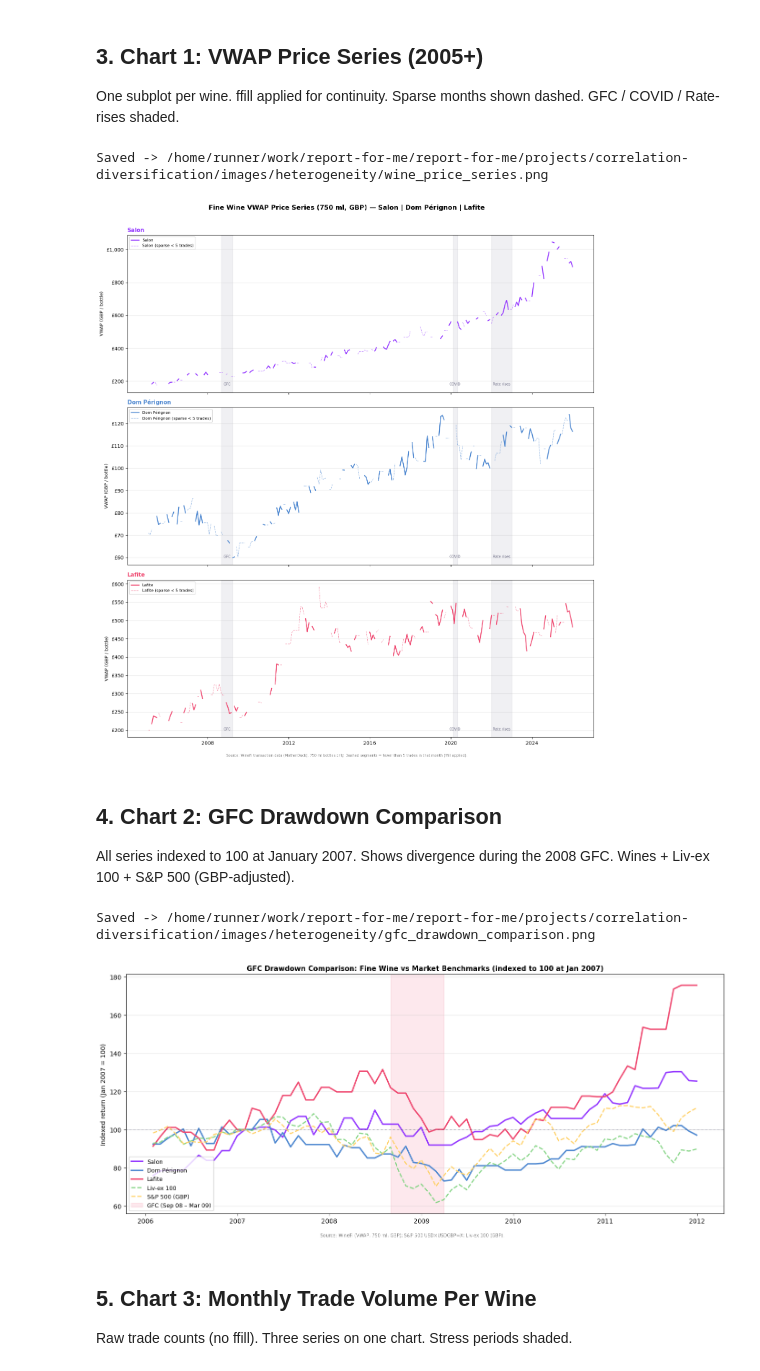
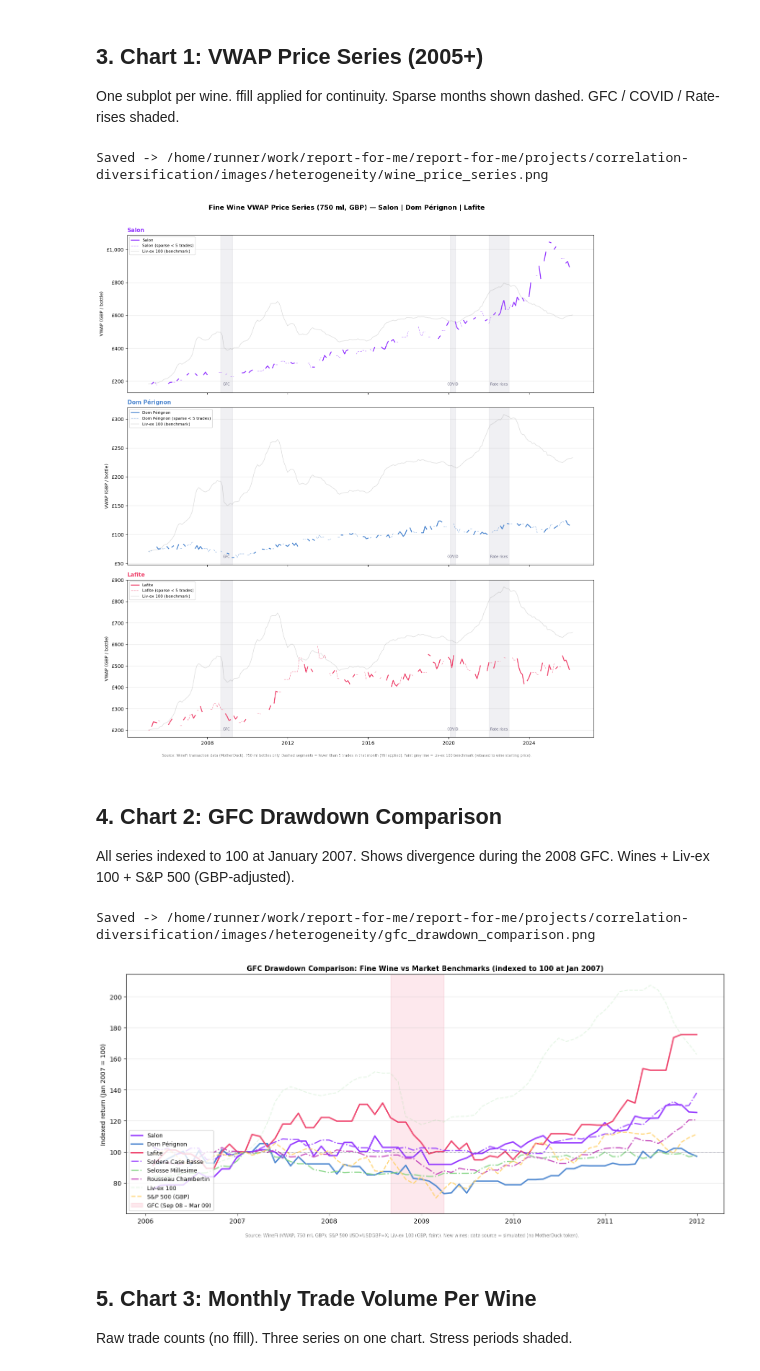
Before and after one commit to acdaniel864/report-for-me, a Jupyter notebook: projects/correlation-diversification/notebooks/04_heterogeneity_analysis.ipynb, the cells around one changed output. Cells and saved outputs as stored; diff of their text form; code cells hidden in the pictures.

```diff
--- a/projects/correlation-diversification/notebooks/04_heterogeneity_analysis.ipynb
+++ b/projects/correlation-diversification/notebooks/04_heterogeneity_analysis.ipynb
@@ -265,9 +554,11 @@ if len(wine_names_present) == 1:
     axes = [axes]
 
 fig.suptitle(
-    "Fine Wine VWAP Price Series (750 ml, GBP) — Salon | Dom Pérignon | Lafite",
+    "Fine Wine VWAP Price Series (750 ml, GBP) \u2014 Salon | Dom P\u00e9rignon | Lafite",
     fontsize=13, fontweight="bold", y=1.01,
 )
+
+_livex_chart1 = livex_100_monthly[livex_100_monthly.index >= CHART_START]
 
 for ax, wine_name in zip(axes, wine_names_present):
     color       = WINE_COLORS[wine_name]
@@ -276,19 +567,32 @@ for ax, wine_name in zip(axes, wine_names_present):
     trades_s    = wine_trades_wide[wine_name]
     sparse_mask = trades_s.fillna(0) < SPARSE_THRESHOLD
 
-    # Shade stress periods
+    # Stress period shading
     for p_start, p_end, p_label in STRESS_PERIODS:
         ax.axvspan(pd.Timestamp(p_start), pd.Timestamp(p_end),
                    alpha=0.08, color=STRESS_SHADE, zorder=0)
 
-    # Solid line: dense months; dashed line: sparse/ffilled months
+    # Solid line: dense months; dashed: sparse/ffilled
     dense_s  = price_ffill.where(~sparse_mask)
     sparse_s = price_ffill.where(sparse_mask)
-
     ax.plot(dense_s.index,  dense_s.values,  color=color, linewidth=1.8, label=wine_name)
     ax.plot(sparse_s.index, sparse_s.values, color=color, linewidth=1.0,
             linestyle="--", alpha=0.55,
             label=f"{wine_name} (sparse < {SPARSE_THRESHOLD} trades)")
+
+    # Faint Liv-ex 100 overlay (rebased to wine starting price for scale context)
+    _livex_w = _livex_chart1.dropna()
+    _wine_w  = price_ffill.dropna()
+    if len(_livex_w) > 0 and len(_wine_w) > 0:
+        _wine_start  = _wine_w.iloc[0]
+        _livex_start = _livex_w.iloc[0]
+        if _livex_start > 0:
+            _livex_rebased = _livex_w / _livex_start * _wine_start
+            ax.plot(
+                _livex_rebased.index, _livex_rebased.values,
+                color="dimgray", linewidth=1.2, alpha=0.2,
+                linestyle="-", zorder=1, label="Liv-ex 100 (benchmark)",
+            )
 
     ax.set_ylabel("VWAP (GBP / bottle)", fontsize=9)
     ax.set_title(wine_name, fontsize=11, loc="left", color=color, fontweight="bold")
@@ -296,23 +600,20 @@ for ax, wine_name in zip(axes, wine_names_present):
     ax.legend(fontsize=8, loc="upper left")
     ax.grid(axis="y", alpha=0.3)
 
-    # Stress period labels
     ylim    = ax.get_ylim()
     y_label = ylim[0] + (ylim[1] - ylim[0]) * 0.04
     for p_start, p_end, p_label in STRESS_PERIODS:
         ts = pd.Timestamp(p_start)
         te = pd.Timestamp(p_end)
-        ax.text(
-            ts + (te - ts) / 2, y_label, p_label,
-            ha="center", va="bottom", fontsize=7,
-            color=STRESS_SHADE, alpha=0.8,
-        )
+        ax.text(ts + (te - ts) / 2, y_label, p_label,
+                ha="center", va="bottom", fontsize=7, color=STRESS_SHADE, alpha=0.8)
 
 axes[-1].xaxis.set_major_formatter(mdates.DateFormatter("%Y"))
 fig.text(
     0.5, -0.01,
     "Source: WineFi transaction data (MotherDuck). 750 ml bottles only. "
-    "Dashed segments = fewer than 5 trades in that month (ffill applied).",
+    "Dashed segments = fewer than 5 trades in that month (ffill applied). "
+    "Faint grey line = Liv-ex 100 benchmark (rebased to wine starting price).",
     ha="center", fontsize=7, color="gray",
 )
 plt.tight_layout()
@@ -323,7 +624,7 @@ print(f"Saved -> {out_path}")
 plt.show()
 # %% [output]
 Saved -> /home/runner/work/report-for-me/report-for-me/projects/correlation-diversification/images/heterogeneity/wine_price_series.png
-[figure, old version]
+[figure, new version]
 # %% [markdown]
 ## 4. Chart 2: GFC Drawdown Comparison
 
@@ -336,21 +637,27 @@ GFC_END    = pd.Timestamp("2009-03-31")
 PLOT_START = pd.Timestamp("2006-01-01")
 PLOT_END   = pd.Timestamp("2011-12-31")
 
-# Build series dict: wines (ffill), Liv-ex 100, S&P 500 GBP
+# Build series dict: original 3 wines (ffill), Liv-ex 100 (from CSV), S&P 500 GBP
 gfc_series = {}
 for wine_name in wine_names_present:
     gfc_series[wine_name] = wine_price_ffill[wine_name].dropna()
 
-if livex_col:
-    gfc_series["Liv-ex 100"] = comp[livex_col].dropna()
+# Top GFC performers from new LWIN7s
+for _wine in TOP_GFC_PERFORMERS:
+    gfc_series[_wine] = new_wine_price_wide[_wine].dropna()
+
+# Correct Liv-ex 100 from CSV (not comparison parquet — avoids column-detection bugs)
+gfc_series["Liv-ex 100"] = livex_100_monthly
 
 gfc_series["S&P 500 (GBP)"] = sp500_gbp
 
 
 def index_to_100(series, base_date):
-    """Rebase series to 100 at base_date (nearest available month)."""
-    candidates = series[(series.index >= base_date) &
-                        (series.index <= base_date + pd.DateOffset(months=2))].dropna()
+    # Rebase series to 100 at base_date (nearest available month).
+    candidates = series[
+        (series.index >= base_date) &
+        (series.index <= base_date + pd.DateOffset(months=2))
+    ].dropna()
     if candidates.empty:
         return None
     base_val = candidates.iloc[0]
@@ -373,41 +680,45 @@ for name, series in gfc_series.items():
         continue
 
     if name in WINE_COLORS:
-        color, lw, ls = WINE_COLORS[name], 2.2, "-"
+        color, lw, ls, alpha_val = WINE_COLORS[name], 2.2, "-", 1.0
+    elif name in NEW_WINE_COLOURS:
+        color, lw, ls, alpha_val = NEW_WINE_COLOURS[name], 1.8, "-.", 0.9
     elif "Liv-ex" in name:
-        color, lw, ls = LIVEX_COLOR, 1.8, "--"
+        # Faint Liv-ex 100 benchmark overlay
+        color, lw, ls, alpha_val = LIVEX_COLOR, 1.5, "--", 0.2
     else:
-        color, lw, ls = SP500_COLOR, 1.8, "--"
+        color, lw, ls, alpha_val = SP500_COLOR, 1.8, "--", 0.85
 
     ax.plot(s_indexed.index, s_indexed.values, color=color,
-            linewidth=lw, linestyle=ls, label=name)
+            linewidth=lw, linestyle=ls, alpha=alpha_val, label=name)
 
 # GFC shading
-ax.axvspan(GFC_START, GFC_END, alpha=0.12, color="#EF476F", zorder=0, label="GFC (Sep 08 – Mar 09)")
+ax.axvspan(GFC_START, GFC_END, alpha=0.12, color="#EF476F", zorder=0, label="GFC (Sep 08 \u2013 Mar 09)")
 ax.axhline(100, color=STRESS_SHADE, linewidth=0.7, linestyle=":")
 
 ax.xaxis.set_major_formatter(mdates.DateFormatter("%Y"))
 ax.set_ylabel("Indexed return (Jan 2007 = 100)", fontsize=10)
 ax.set_title(
     "GFC Drawdown Comparison: Fine Wine vs Market Benchmarks (indexed to 100 at Jan 2007)",
     fontsize=11, fontweight="bold",
 )
 ax.legend(fontsize=9, loc="lower left")
 ax.grid(axis="y", alpha=0.3)
 fig.text(
     0.5, -0.02,
-    "Source: WineFi (VWAP, 750 ml, GBP); S&P 500 USD×USDGBP=X; Liv-ex 100 (GBP).",
+    "Source: WineFi (VWAP, 750 ml, GBP); S&P 500 USD\u00d7USDGBP=X; Liv-ex 100 (GBP, faint). "
+    "New wines: data source = " + DATA_SOURCE + ".",
     ha="center", fontsize=7, color="gray",
 )
 plt.tight_layout()
 
 out_path = IMAGES_DIR / "gfc_drawdown_comparison.png"
 fig.savefig(out_path, dpi=150, bbox_inches="tight")
 print(f"Saved -> {out_path}")
 plt.show()
 # %% [output]
 Saved -> /home/runner/work/report-for-me/report-for-me/projects/correlation-diversification/images/heterogeneity/gfc_drawdown_comparison.png
-[figure, old version]
+[figure, new version]
 # %% [markdown]
 ## 5. Chart 3: Monthly Trade Volume Per Wine
 
```
Also changed, not shown: parts of 13 cells of this notebook, 7 other files.
